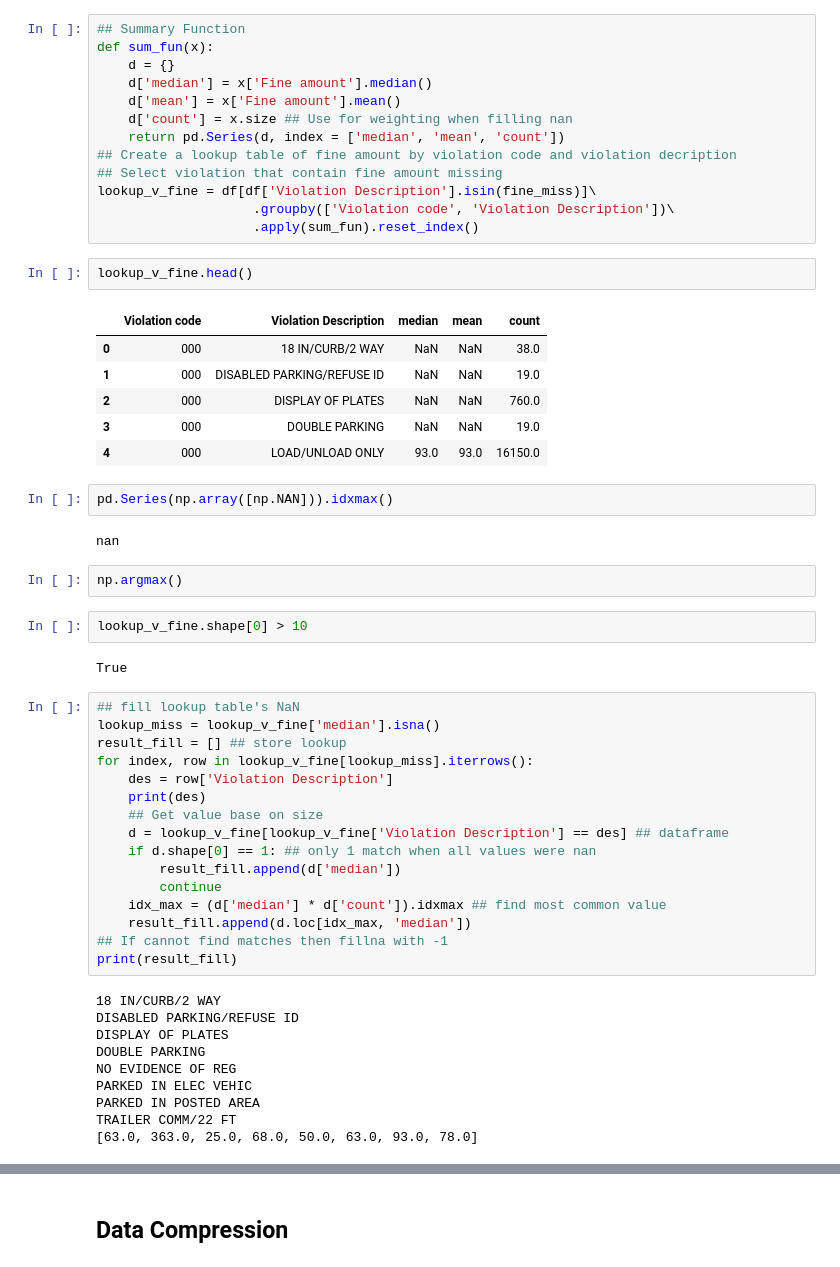
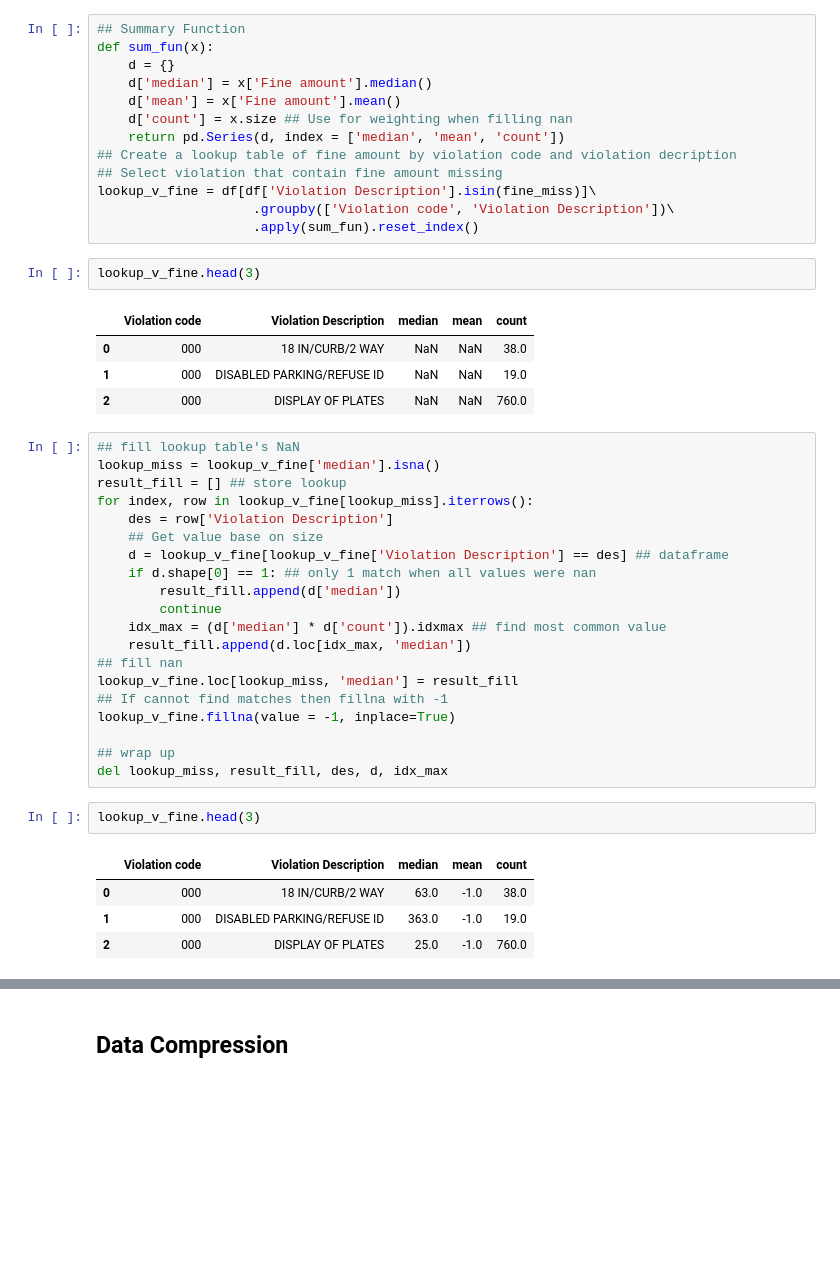
Before and after one commit to jachen36/2018_la_parking_citation, a Jupyter notebook: cleaning.ipynb, the cells around one changed output, grey strips where cells are left out. Drawn from its saved outputs; the diff is of its cells as text; blank space fills up the shorter version.

Commit message:
Figuring out how to retrieve median from lookup fine amount table and then impute in an efficient manner

```diff
--- a/cleaning.ipynb
+++ b/cleaning.ipynb
@@ -1121,31 +1121,18 @@ lookup_v_fine = df[df['Violation Description'].isin(fine_miss)]\
                     .groupby(['Violation code', 'Violation Description'])\
                     .apply(sum_fun).reset_index()
 # %%
-lookup_v_fine.head()
+lookup_v_fine.head(3)
 # %% [output]
 |  | Violation code | Violation Description | median | mean | count |
 | 0 | 000 | 18 IN/CURB/2 WAY | NaN | NaN | 38.0 |
 | 1 | 000 | DISABLED PARKING/REFUSE ID | NaN | NaN | 19.0 |
 | 2 | 000 | DISPLAY OF PLATES | NaN | NaN | 760.0 |
-| 3 | 000 | DOUBLE PARKING | NaN | NaN | 19.0 |
-| 4 | 000 | LOAD/UNLOAD ONLY | 93.0 | 93.0 | 16150.0 |
-# %%
-pd.Series(np.array([np.NAN])).idxmax()
-# %% [output]
-nan
-# %%
-np.argmax()
-# %%
-lookup_v_fine.shape[0] > 10
-# %% [output]
-True
 # %%
 ## fill lookup table's NaN
 lookup_miss = lookup_v_fine['median'].isna()
 result_fill = [] ## store lookup
 for index, row in lookup_v_fine[lookup_miss].iterrows():
     des = row['Violation Description']
-    print(des)
     ## Get value base on size
     d = lookup_v_fine[lookup_v_fine['Violation Description'] == des] ## dataframe
     if d.shape[0] == 1: ## only 1 match when all values were nan
@@ -1153,18 +1140,20 @@ for index, row in lookup_v_fine[lookup_miss].iterrows():
         continue
     idx_max = (d['median'] * d['count']).idxmax ## find most common value
     result_fill.append(d.loc[idx_max, 'median'])
+## fill nan
+lookup_v_fine.loc[lookup_miss, 'median'] = result_fill
 ## If cannot find matches then fillna with -1
-print(result_fill)
+lookup_v_fine.fillna(value = -1, inplace=True)
+
+## wrap up
+del lookup_miss, result_fill, des, d, idx_max
-# %% [output]
-18 IN/CURB/2 WAY
-DISABLED PARKING/REFUSE ID
-DISPLAY OF PLATES
-DOUBLE PARKING
-NO EVIDENCE OF REG
-PARKED IN ELEC VEHIC
-PARKED IN POSTED AREA
-TRAILER COMM/22 FT
-[63.0, 363.0, 25.0, 68.0, 50.0, 63.0, 93.0, 78.0]
+# %%
+lookup_v_fine.head(3)
+# %% [output]
+|  | Violation code | Violation Description | median | mean | count |
+| 0 | 000 | 18 IN/CURB/2 WAY | 63.0 | -1.0 | 38.0 |
+| 1 | 000 | DISABLED PARKING/REFUSE ID | 363.0 | -1.0 | 19.0 |
+| 2 | 000 | DISPLAY OF PLATES | 25.0 | -1.0 | 760.0 |
 # %%
 ## Export lookup table
 lookup_v_fine.to_csv('dataset/lookup_v_fine.csv')
```
Also changed, not shown: parts of 8 cells of this notebook, 1 other file.
